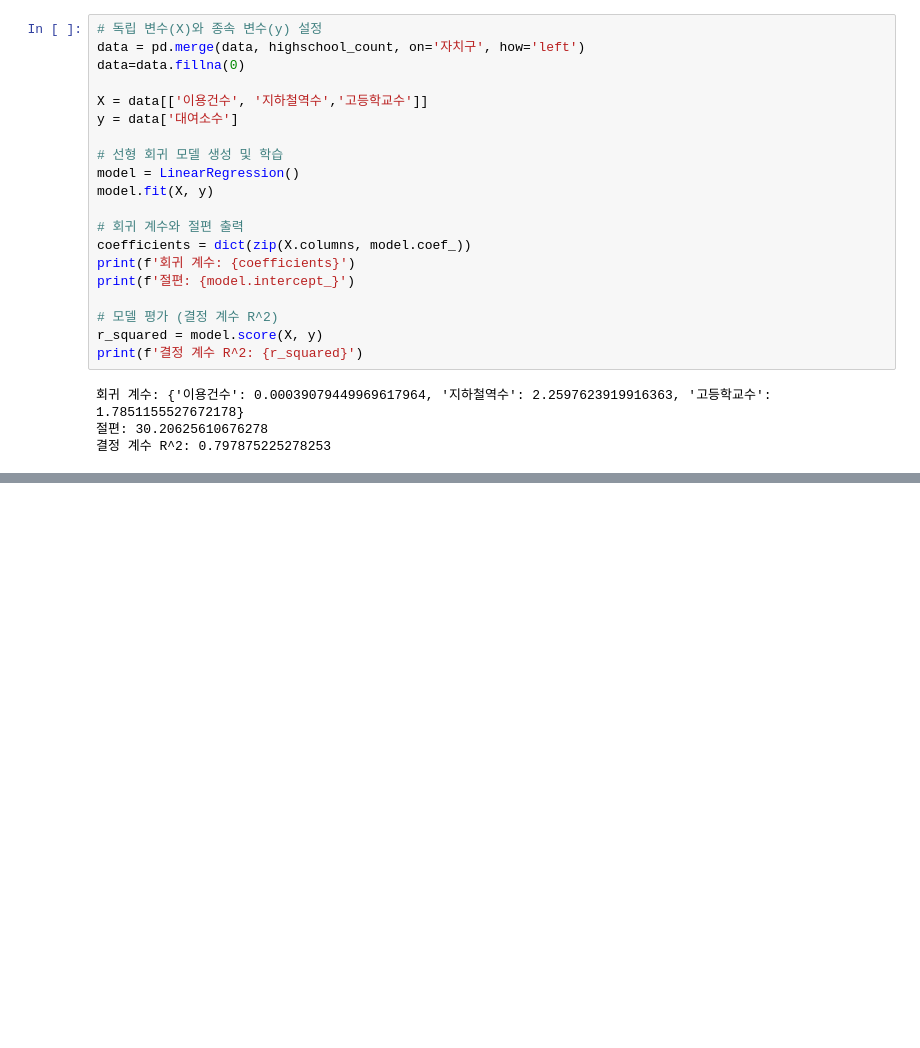
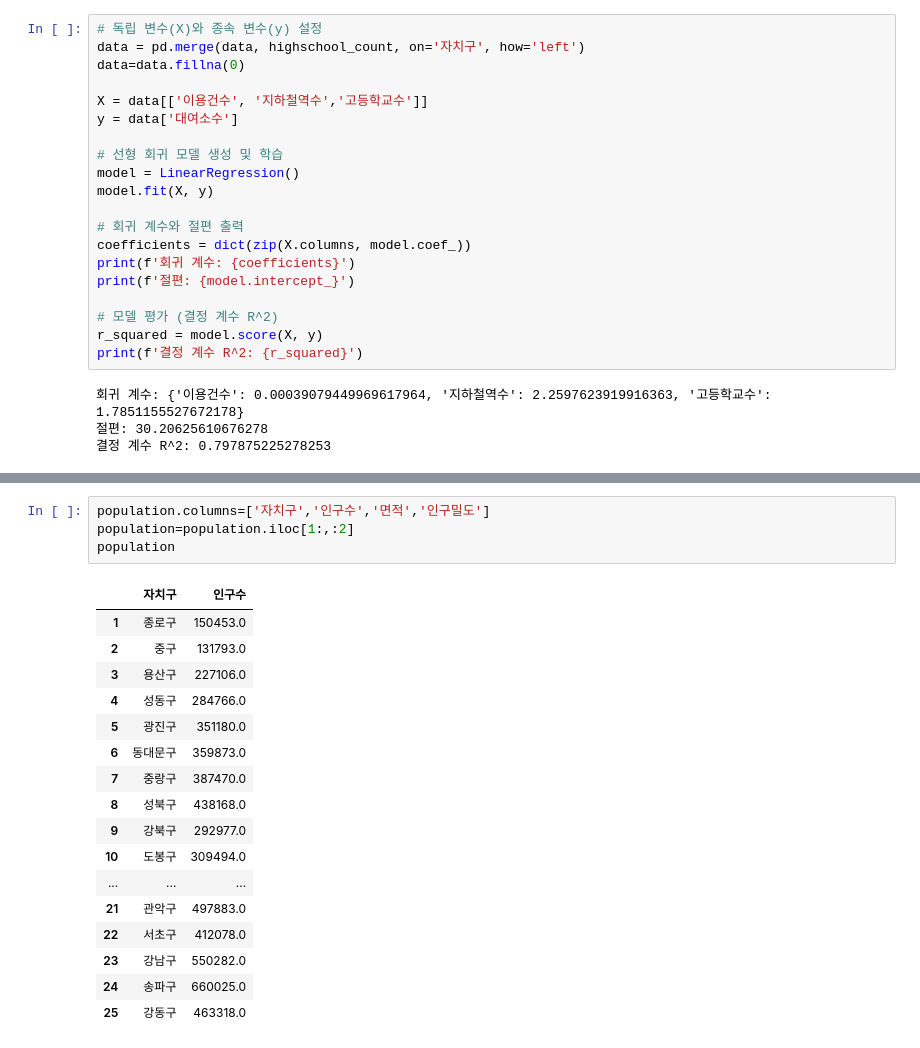
Before and after one commit to b00kkk/bikeseoul, a Jupyter notebook: analysis.ipynb, the cells around one changed output, grey strips where cells are left out. Drawn from its saved outputs; the diff is of its cells as text; blank space fills up the shorter version.

```diff
--- a/analysis.ipynb
+++ b/analysis.ipynb
@@ -412,0 +445,22 @@ strong multicollinearity or other numerical problems.
+# %%
+population.columns=['자치구','인구수','면적','인구밀도']
+population=population.iloc[1:,:2]
+population
+# %% [output]
+|  | 자치구 | 인구수 |
+| 1 | 종로구 | 150453.0 |
+| 2 | 중구 | 131793.0 |
+| 3 | 용산구 | 227106.0 |
+| 4 | 성동구 | 284766.0 |
+| 5 | 광진구 | 351180.0 |
+| 6 | 동대문구 | 359873.0 |
+| 7 | 중랑구 | 387470.0 |
+| 8 | 성북구 | 438168.0 |
+| 9 | 강북구 | 292977.0 |
+| 10 | 도봉구 | 309494.0 |
+| ... | ... | ... |
+| 21 | 관악구 | 497883.0 |
+| 22 | 서초구 | 412078.0 |
+| 23 | 강남구 | 550282.0 |
+| 24 | 송파구 | 660025.0 |
+| 25 | 강동구 | 463318.0 |
```
Also changed, not shown: parts of 8 cells of this notebook.
